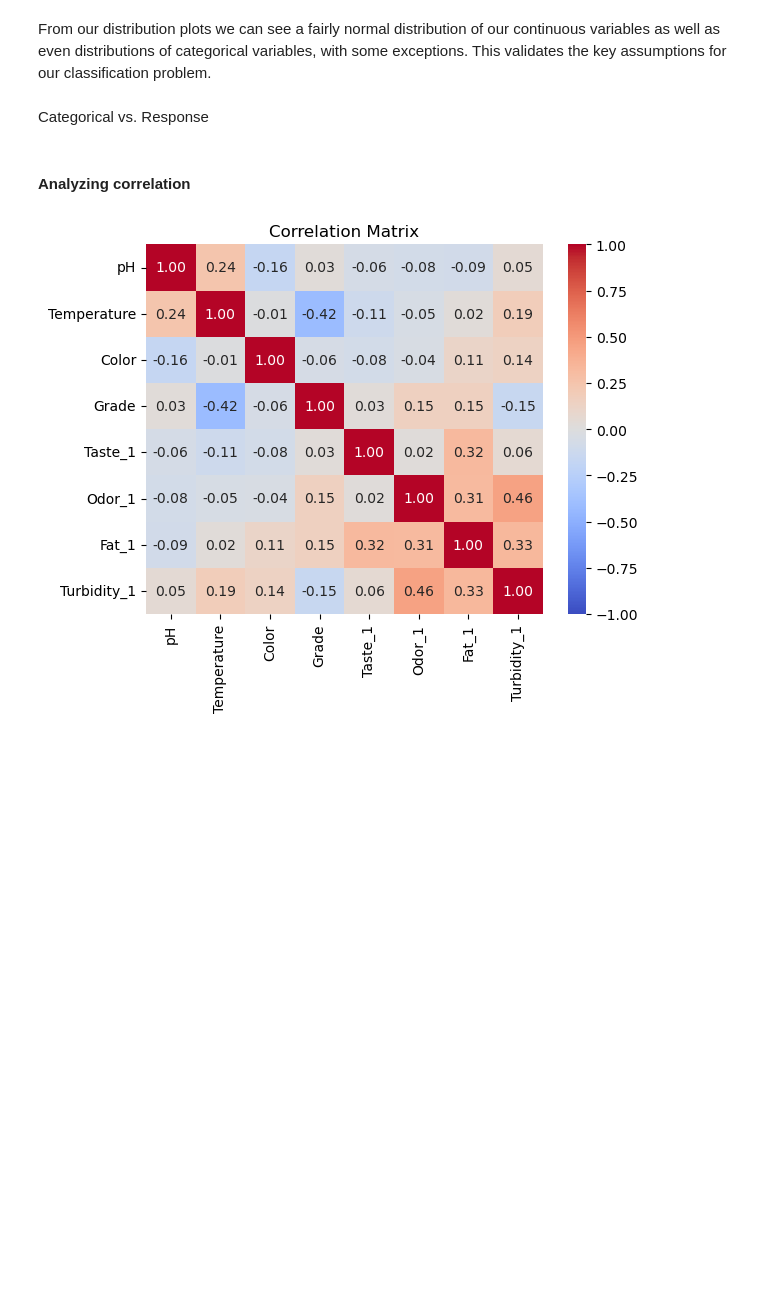
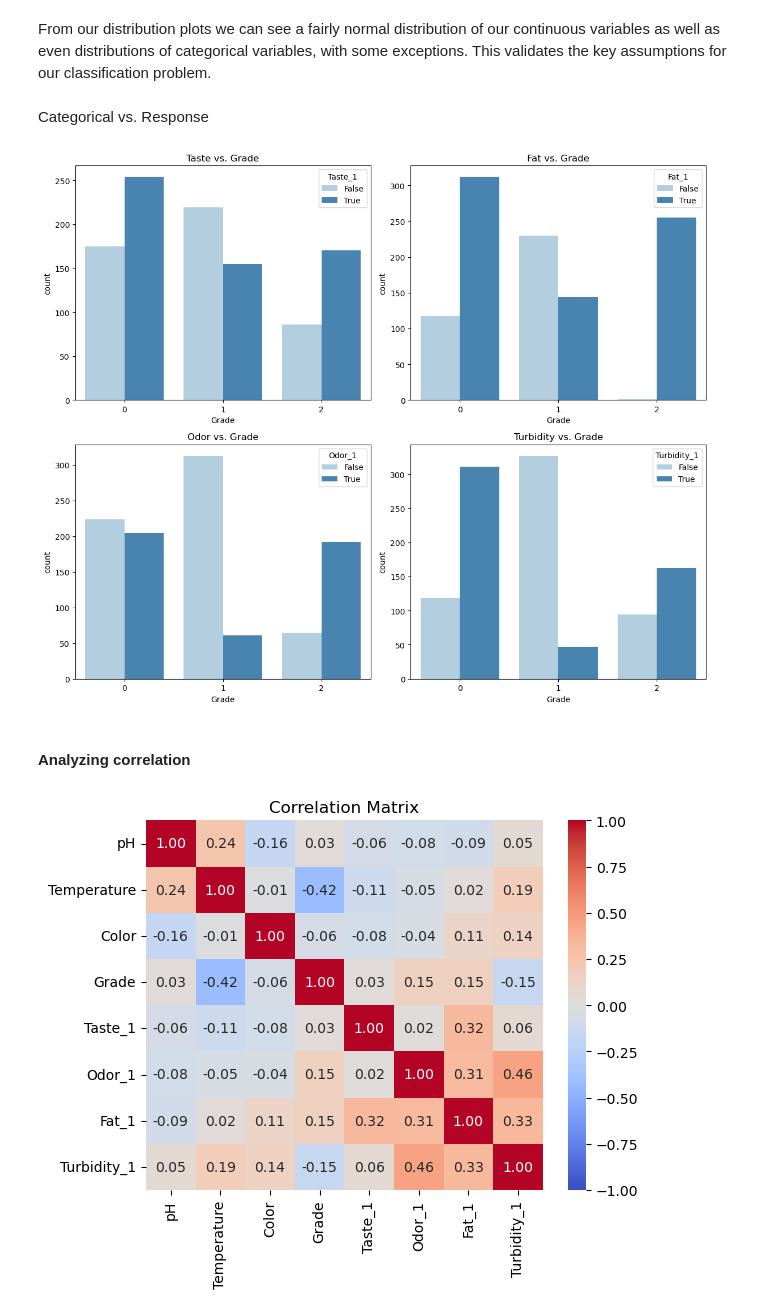
Before and after one commit to francofbv/Milk-Project, a Jupyter notebook: Final_Notebook_Rough.ipynb, the cells around one changed output. Cells and saved outputs as stored; diff of their text form; code cells hidden in the pictures; blank space fills up the shorter version.

```diff
--- a/Final_Notebook_Rough.ipynb
+++ b/Final_Notebook_Rough.ipynb
@@ -164,3 +238,28 @@ Categorical vs. Response
+# %%
+# Set up 2x2 subplot grid
+fig, axes = plt.subplots(2, 2, figsize=(12, 10))
+
+# Plot 1
+sns.countplot(x='Grade', hue='Taste_1', data=df, ax=axes[0, 0], palette='Blues')
+axes[0, 0].set_title('Taste vs. Grade')
+
+# Plot 2
+sns.countplot(x='Grade', hue='Fat_1', data=df, ax=axes[0, 1], palette='Blues')
+axes[0, 1].set_title('Fat vs. Grade')
+
+# Plot 3
+sns.countplot(x='Grade', hue='Odor_1', data=df, ax=axes[1, 0], palette='Blues')
+axes[1, 0].set_title('Odor vs. Grade')
+
+# Plot 4
+sns.countplot(x='Grade', hue='Turbidity_1', data=df, ax=axes[1, 1], palette='Blues')
+axes[1, 1].set_title('Turbidity vs. Grade')
+
+# Improve layout
+plt.tight_layout()
+plt.show()
+# %% [output]
+[figure, added]
 # %% [markdown]
 #### Analyzing correlation
 # %%
```
Also changed, not shown: parts of 55 cells of this notebook.
